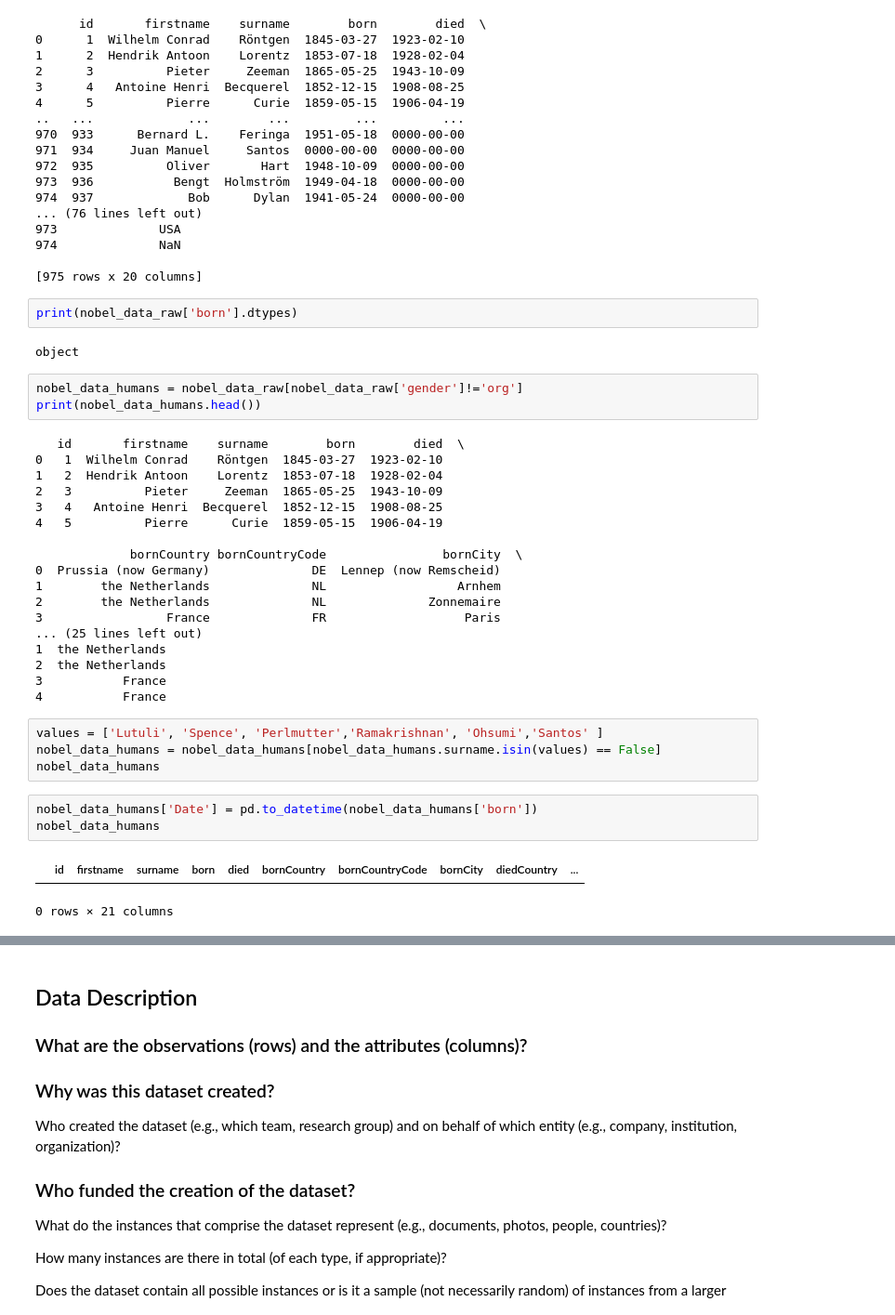
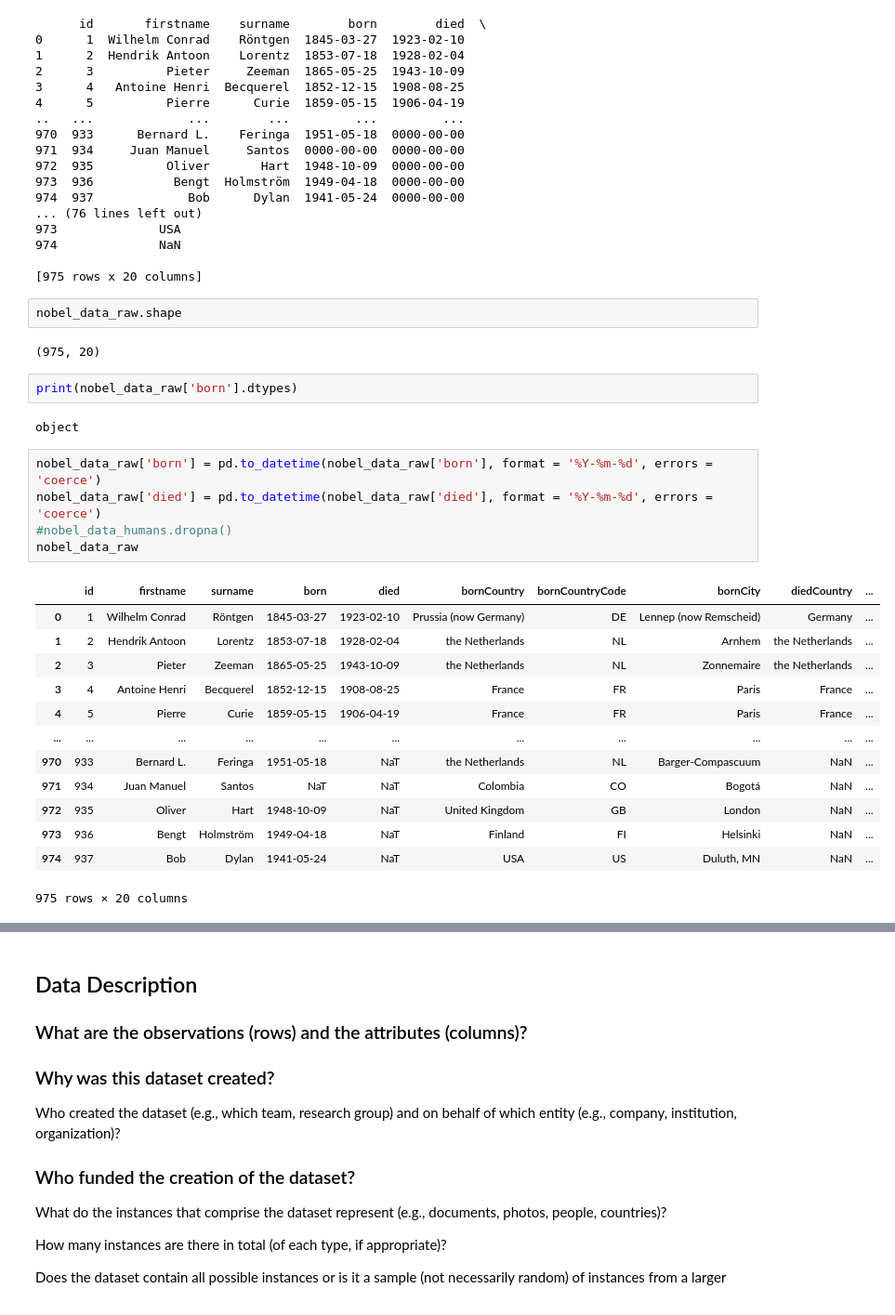
Before and after one commit to qbello22/2950-Project, a Jupyter notebook: nobel-prize.ipynb, the cells around one changed output, grey strips where cells are left out. Shown: that part at 93% size. Saved outputs shown, nothing was run; the diff lists cells and outputs as text.

Commit message:
Converted date objects to datetime, calculated ages, and made a new Age column

```diff
--- a/nobel-prize.ipynb
+++ b/nobel-prize.ipynb
@@ -38,38 +39,30 @@ print(nobel_data_raw)
 974              NaN
 
 [975 rows x 20 columns]
+# %%
+nobel_data_raw.shape
+# %% [output]
+(975, 20)
 # %%
 print(nobel_data_raw['born'].dtypes)
 # %% [output]
 object
-# %%
-nobel_data_humans = nobel_data_raw[nobel_data_raw['gender']!='org']
-print(nobel_data_humans.head())
-# %% [output]
-   id       firstname    surname        born        died  \
-0   1  Wilhelm Conrad    Röntgen  1845-03-27  1923-02-10
-1   2  Hendrik Antoon    Lorentz  1853-07-18  1928-02-04
-2   3          Pieter     Zeeman  1865-05-25  1943-10-09
-3   4   Antoine Henri  Becquerel  1852-12-15  1908-08-25
-4   5          Pierre      Curie  1859-05-15  1906-04-19
-
-             bornCountry bornCountryCode                bornCity  \
-0  Prussia (now Germany)              DE  Lennep (now Remscheid)
-1        the Netherlands              NL                  Arnhem
-2        the Netherlands              NL              Zonnemaire
-3                 France              FR                   Paris
-... (25 lines left out)
-1  the Netherlands
-2  the Netherlands
-3           France
-4           France
-# %%
-values = ['Lutuli', 'Spence', 'Perlmutter','Ramakrishnan', 'Ohsumi','Santos' ]
-nobel_data_humans = nobel_data_humans[nobel_data_humans.surname.isin(values) == False]
-nobel_data_humans
-# %%
-nobel_data_humans['Date'] = pd.to_datetime(nobel_data_humans['born'])
-nobel_data_humans
-# %% [output]
-|  | id | firstname | surname | born | died | bornCountry | bornCountryCode | bornCity | diedCountry | ... |
-0 rows × 21 columns
+# %%
+nobel_data_raw['born'] = pd.to_datetime(nobel_data_raw['born'], format = '%Y-%m-%d', errors = 'coerce')
+nobel_data_raw['died'] = pd.to_datetime(nobel_data_raw['died'], format = '%Y-%m-%d', errors = 'coerce')
+#nobel_data_humans.dropna()
+nobel_data_raw
+# %% [output]
+|  | id | firstname | surname | born | died | bornCountry | bornCountryCode | bornCity | diedCountry | ... |
+| 0 | 1 | Wilhelm Conrad | Röntgen | 1845-03-27 | 1923-02-10 | Prussia (now Germany) | DE | Lennep (now Remscheid) | Germany | ... |
+| 1 | 2 | Hendrik Antoon | Lorentz | 1853-07-18 | 1928-02-04 | the Netherlands | NL | Arnhem | the Netherlands | ... |
+| 2 | 3 | Pieter | Zeeman | 1865-05-25 | 1943-10-09 | the Netherlands | NL | Zonnemaire | the Netherlands | ... |
+| 3 | 4 | Antoine Henri | Becquerel | 1852-12-15 | 1908-08-25 | France | FR | Paris | France | ... |
+| 4 | 5 | Pierre | Curie | 1859-05-15 | 1906-04-19 | France | FR | Paris | France | ... |
+| ... | ... | ... | ... | ... | ... | ... | ... | ... | ... | ... |
+| 970 | 933 | Bernard L. | Feringa | 1951-05-18 | NaT | the Netherlands | NL | Barger-Compascuum | NaN | ... |
+| 971 | 934 | Juan Manuel | Santos | NaT | NaT | Colombia | CO | Bogotá | NaN | ... |
+| 972 | 935 | Oliver | Hart | 1948-10-09 | NaT | United Kingdom | GB | London | NaN | ... |
+| 973 | 936 | Bengt | Holmström | 1949-04-18 | NaT | Finland | FI | Helsinki | NaN | ... |
+| 974 | 937 | Bob | Dylan | 1941-05-24 | NaT | USA | US | Duluth, MN | NaN | ... |
+975 rows × 20 columns
```
Also changed, not shown: parts of 3 cells of this notebook.
